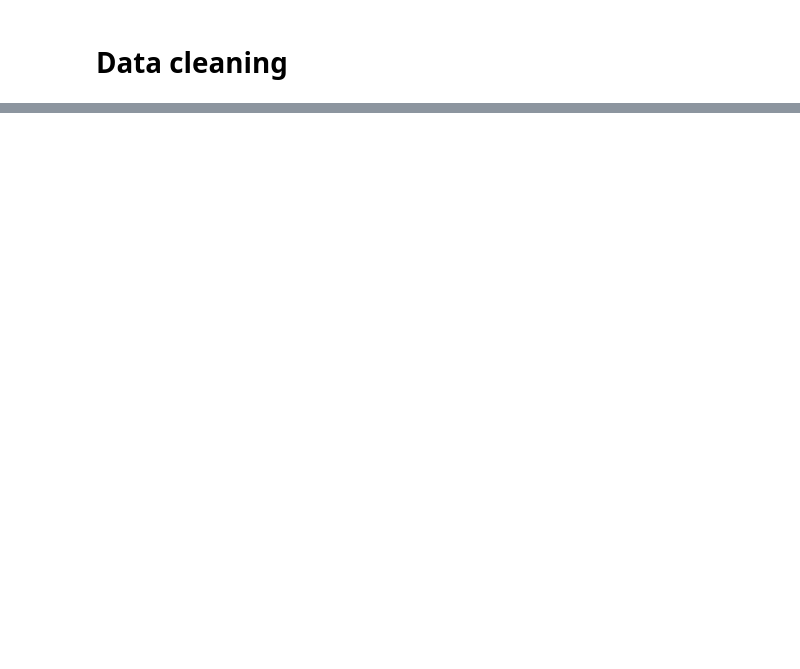
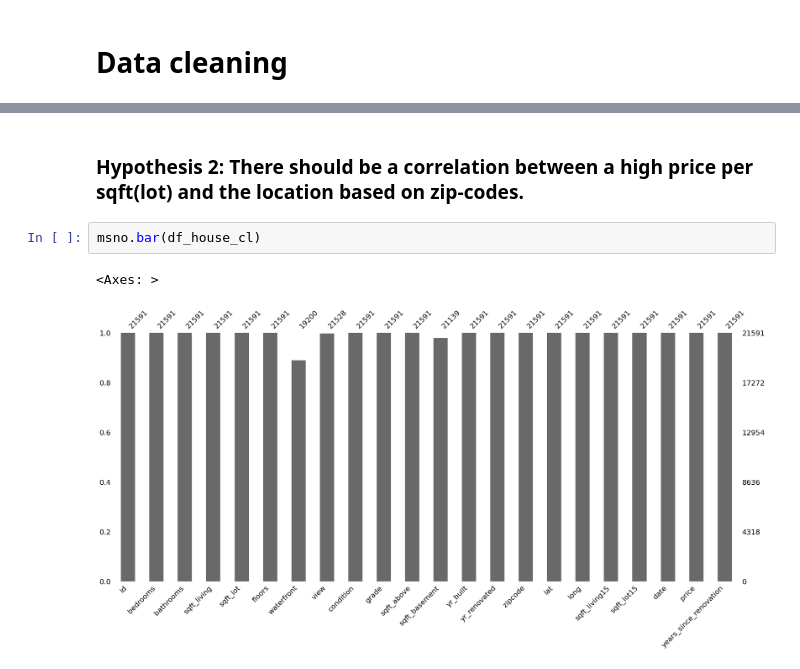
Before and after one commit to Jonaaa80/eda-project-JS, a Jupyter notebook: EDA.ipynb, the cells around one changed output, grey strips where cells are left out. Saved outputs shown, nothing was run; the diff lists cells and outputs as text; blank space fills up the shorter version.

```diff
--- a/EDA.ipynb
+++ b/EDA.ipynb
@@ -133,0 +254,7 @@ Name: count, dtype: int64
+# %% [markdown]
+### Hypothesis 2: There should be a correlation between a high price per sqft(lot) and the location based on zip-codes.
+# %%
+msno.bar(df_house_cl)
+# %% [output]
+<Axes: >
+[figure, added]
```
Also changed, not shown: parts of 26 cells of this notebook.
